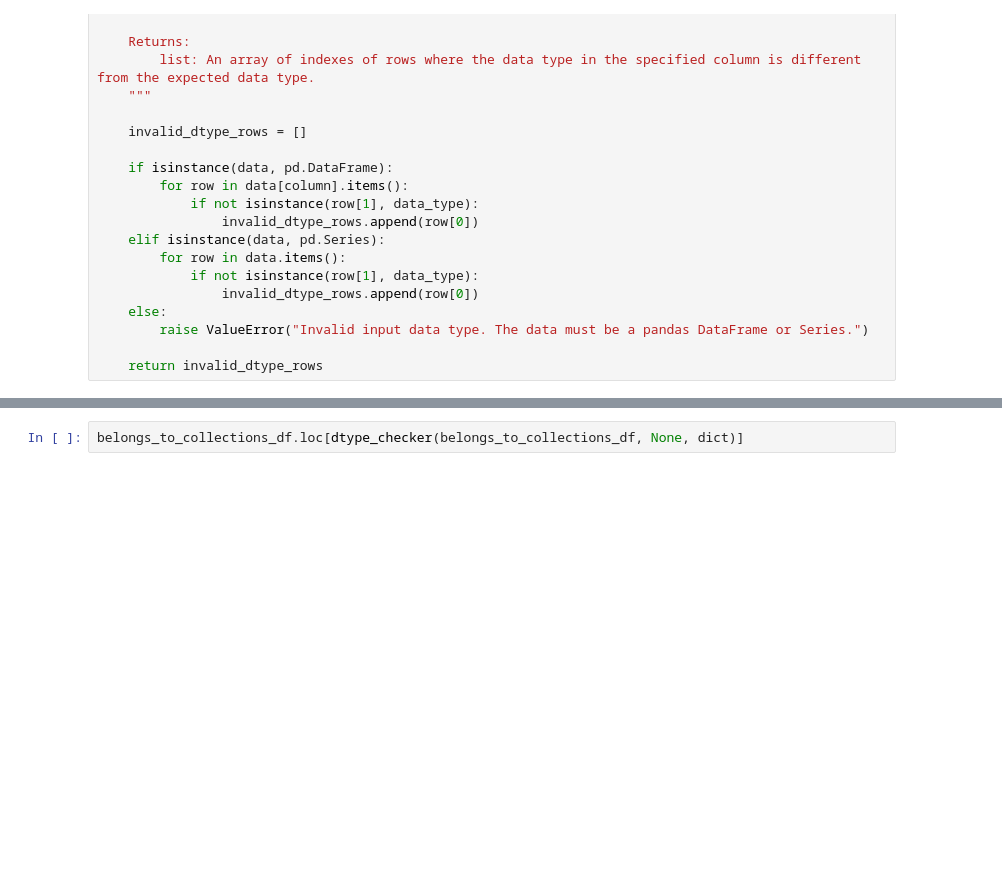
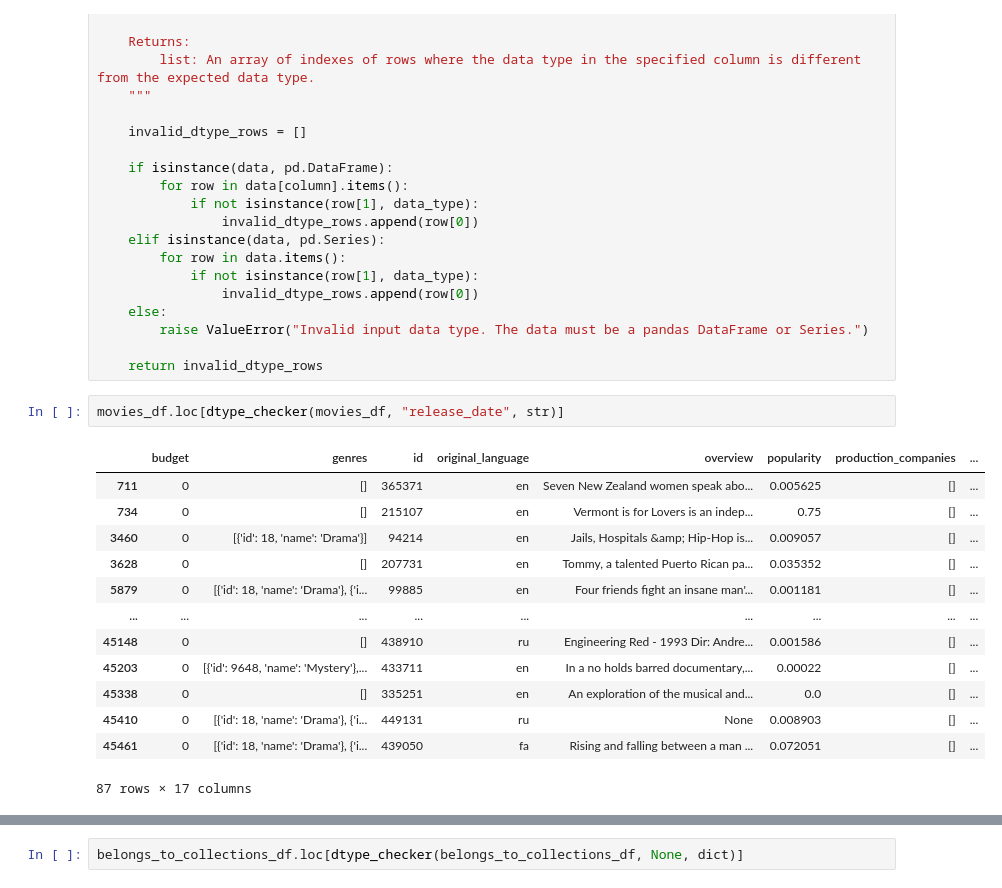
Before and after one commit to someonefrom93/PI_JUL, a Jupyter notebook: etl.ipynb, the cells around one changed output, grey strips where cells are left out. Saved outputs shown, nothing was run; the diff lists cells and outputs as text; blank space fills up the shorter version.

```diff
--- a/etl.ipynb
+++ b/etl.ipynb
@@ -110,6 +223,22 @@ def dtype_checker(data: pd.DataFrame | pd.Series, column: str, data_type) -> lis
         raise ValueError("Invalid input data type. The data must be a pandas DataFrame or Series.")
 
     return invalid_dtype_rows
+# %%
+movies_df.loc[dtype_checker(movies_df, "release_date", str)]
+# %% [output]
+|  | budget | genres | id | original_language | overview | popularity | production_companies | ... |
+| 711 | 0 | [] | 365371 | en | Seven New Zealand women speak abo... | 0.005625 | [] | ... |
+| 734 | 0 | [] | 215107 | en | Vermont is for Lovers is an indep... | 0.75 | [] | ... |
+| 3460 | 0 | [{'id': 18, 'name': 'Drama'}] | 94214 | en | Jails, Hospitals &amp; Hip-Hop is... | 0.009057 | [] | ... |
+| 3628 | 0 | [] | 207731 | en | Tommy, a talented Puerto Rican pa... | 0.035352 | [] | ... |
+| 5879 | 0 | [{'id': 18, 'name': 'Drama'}, {'i... | 99885 | en | Four friends fight an insane man'... | 0.001181 | [] | ... |
+| ... | ... | ... | ... | ... | ... | ... | ... | ... |
+| 45148 | 0 | [] | 438910 | ru | Engineering Red - 1993 Dir: Andre... | 0.001586 | [] | ... |
+| 45203 | 0 | [{'id': 9648, 'name': 'Mystery'},... | 433711 | en | In a no holds barred documentary,... | 0.00022 | [] | ... |
+| 45338 | 0 | [] | 335251 | en | An exploration of the musical and... | 0.0 | [] | ... |
+| 45410 | 0 | [{'id': 18, 'name': 'Drama'}, {'i... | 449131 | ru | None | 0.008903 | [] | ... |
+| 45461 | 0 | [{'id': 18, 'name': 'Drama'}, {'i... | 439050 | fa | Rising and falling between a man ... | 0.072051 | [] | ... |
+87 rows × 17 columns
 # %%
 dtype_checker(belongs_to_collections_df, None, dict)
 # %% [output]
```
Also changed, not shown: parts of 18 cells of this notebook.
